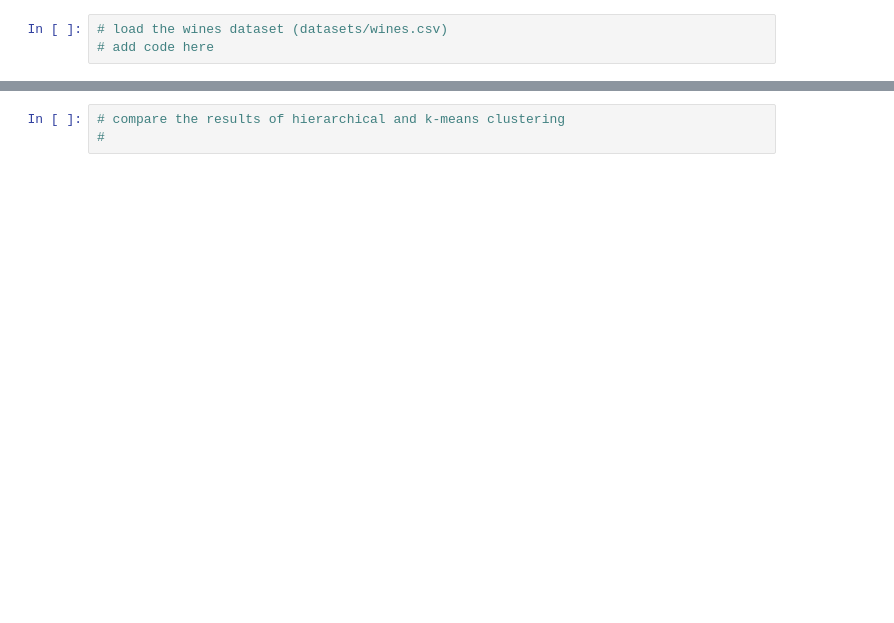
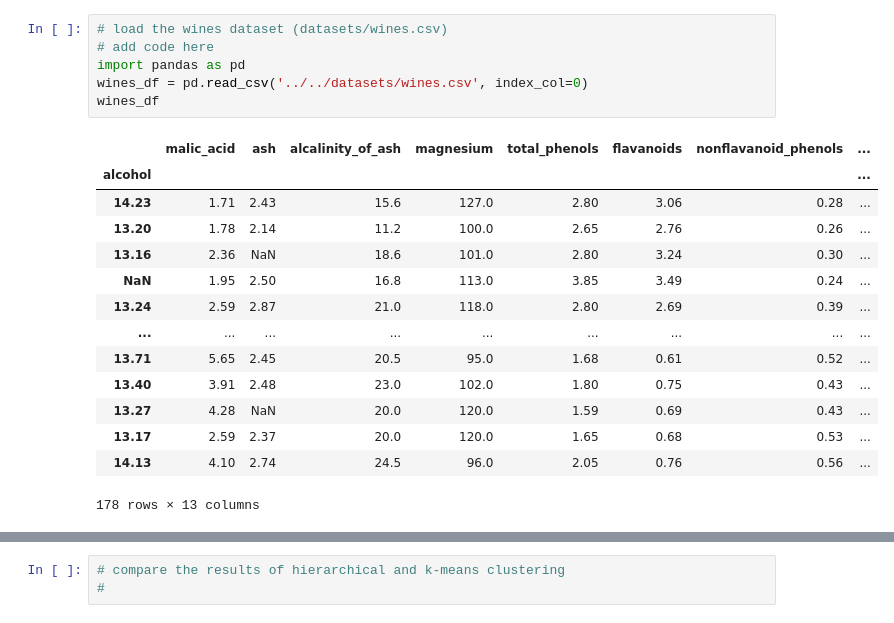
Before and after one commit to makee5/ML_ADS, a Jupyter notebook: notebooks/session5/exercises.ipynb, the cells around one changed output, grey strips where cells are left out. Saved outputs shown, nothing was run; the diff lists cells and outputs as text; blank space fills up the shorter version.

```diff
--- a/notebooks/session5/exercises.ipynb
+++ b/notebooks/session5/exercises.ipynb
@@ -1,6 +1,24 @@
 # %%
 # load the wines dataset (datasets/wines.csv)
 # add code here
+import pandas as pd
+wines_df = pd.read_csv('../../datasets/wines.csv', index_col=0)
+wines_df
+# %% [output]
+|  | malic_acid | ash | alcalinity_of_ash | magnesium | total_phenols | flavanoids | nonflavanoid_phenols | ... |
+| alcohol |  |  |  |  |  |  |  | ... |
+| 14.23 | 1.71 | 2.43 | 15.6 | 127.0 | 2.80 | 3.06 | 0.28 | ... |
+| 13.20 | 1.78 | 2.14 | 11.2 | 100.0 | 2.65 | 2.76 | 0.26 | ... |
+| 13.16 | 2.36 | NaN | 18.6 | 101.0 | 2.80 | 3.24 | 0.30 | ... |
+| NaN | 1.95 | 2.50 | 16.8 | 113.0 | 3.85 | 3.49 | 0.24 | ... |
+| 13.24 | 2.59 | 2.87 | 21.0 | 118.0 | 2.80 | 2.69 | 0.39 | ... |
+| ... | ... | ... | ... | ... | ... | ... | ... | ... |
+| 13.71 | 5.65 | 2.45 | 20.5 | 95.0 | 1.68 | 0.61 | 0.52 | ... |
+| 13.40 | 3.91 | 2.48 | 23.0 | 102.0 | 1.80 | 0.75 | 0.43 | ... |
+| 13.27 | 4.28 | NaN | 20.0 | 120.0 | 1.59 | 0.69 | 0.43 | ... |
+| 13.17 | 2.59 | 2.37 | 20.0 | 120.0 | 1.65 | 0.68 | 0.53 | ... |
+| 14.13 | 4.10 | 2.74 | 24.5 | 96.0 | 2.05 | 0.76 | 0.56 | ... |
+178 rows × 13 columns
 # %%
 # do some initial exploratory data analysis
 # add code here
```
Also changed, not shown: parts of 9 cells of this notebook, 5 other files.
